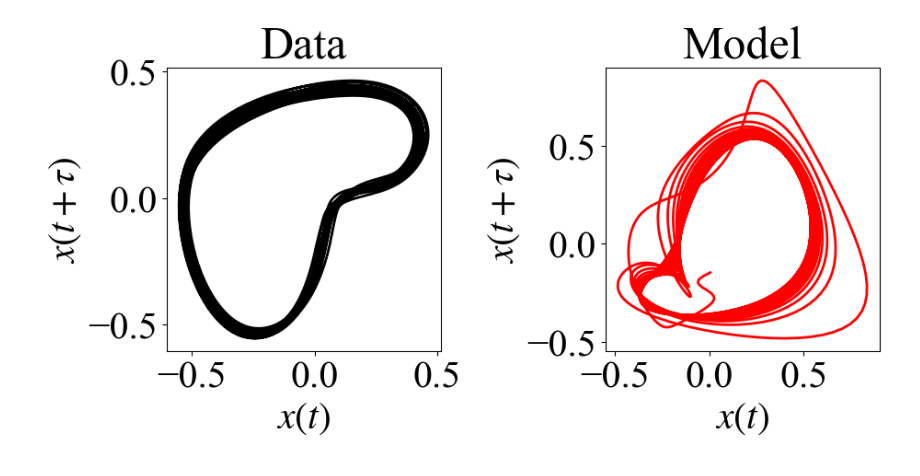
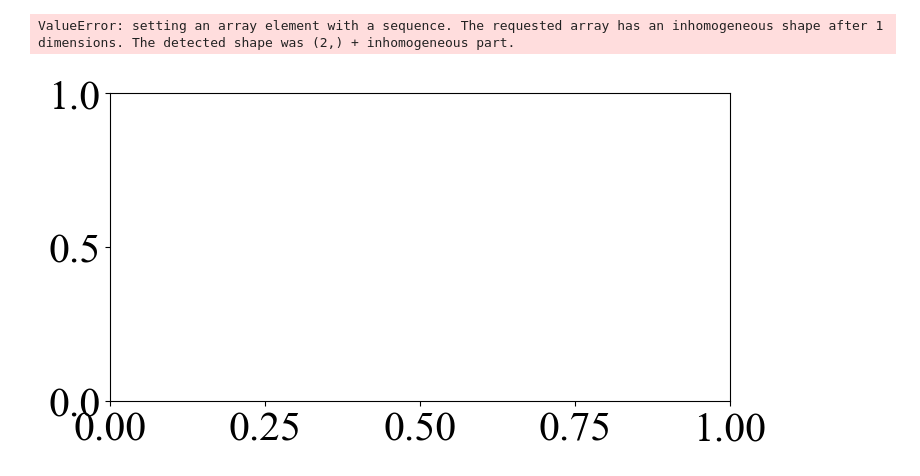
Before and after one commit to TakumiInoue0628/TSA-ESN, a Jupyter notebook: src/MRI5_NVF1_10mm.ipynb, the cells around one changed output. Drawn from its saved outputs; the diff is of its cells as text; code cells hidden in the pictures.

```diff
--- a/src/MRI5_NVF1_10mm.ipynb
+++ b/src/MRI5_NVF1_10mm.ipynb
@@ -106,26 +122,6 @@ plt.show()
-# %%
-n_plot = 3000
-n_shift = 20
-
-spec = gridspec.GridSpec(ncols=2, nrows=1,
-                         width_ratios=[1, 1],
-                         wspace=0.6
-                         )
-fig = plt.figure(figsize=(10, 4))
-ax1 = fig.add_subplot(spec[0])
-ax1.set_title('Data', loc='center')
-ax1.plot(test_Y[:n_plot, 0, 0], test_Y[n_shift:n_shift+n_plot, 0, 0], c='k', lw=2, label='Data')
-ax1.set_xlabel(r'$x(t)$')
-ax1.set_ylabel(r'$x(t+\tau)$')
-ax.set_aspect('equal', 'datalim')
-ax2 = fig.add_subplot(spec[1])
-ax2.set_title('Model', loc='center')
-ax2.plot(freerun_test_Y[:n_plot, 0], freerun_test_Y[n_shift:n_shift+n_plot, 0], c='r', lw=2, label='Model')
-ax2.set_xlabel(r'$x(t)$')
-ax2.set_ylabel(r'$x(t+\tau)$')
-ax.set_aspect('equal', 'datalim')
-plt.show()
-# %% [output]
-[figure, removed]
 # %%
-lyapunov_exponents, dims = esn.computing_lyapunov_exponent(dt=T[1]-T[0])
+lyapunov_exponents, dims = esn.computing_lyapunov_exponent(dt=t_data[1]-t_data[0])
+fig.plt_lyapunov_exponents(lyapunov_exponents)
+# %% [output]
+ValueError: setting an array element with a sequence. The requested array has an inhomogeneous shape after 1 dimensions. The detected shape was (2,) + inhomogeneous part.
+[figure, added]
```
Also changed, not shown: parts of 16 cells of this notebook, 5 other files.
